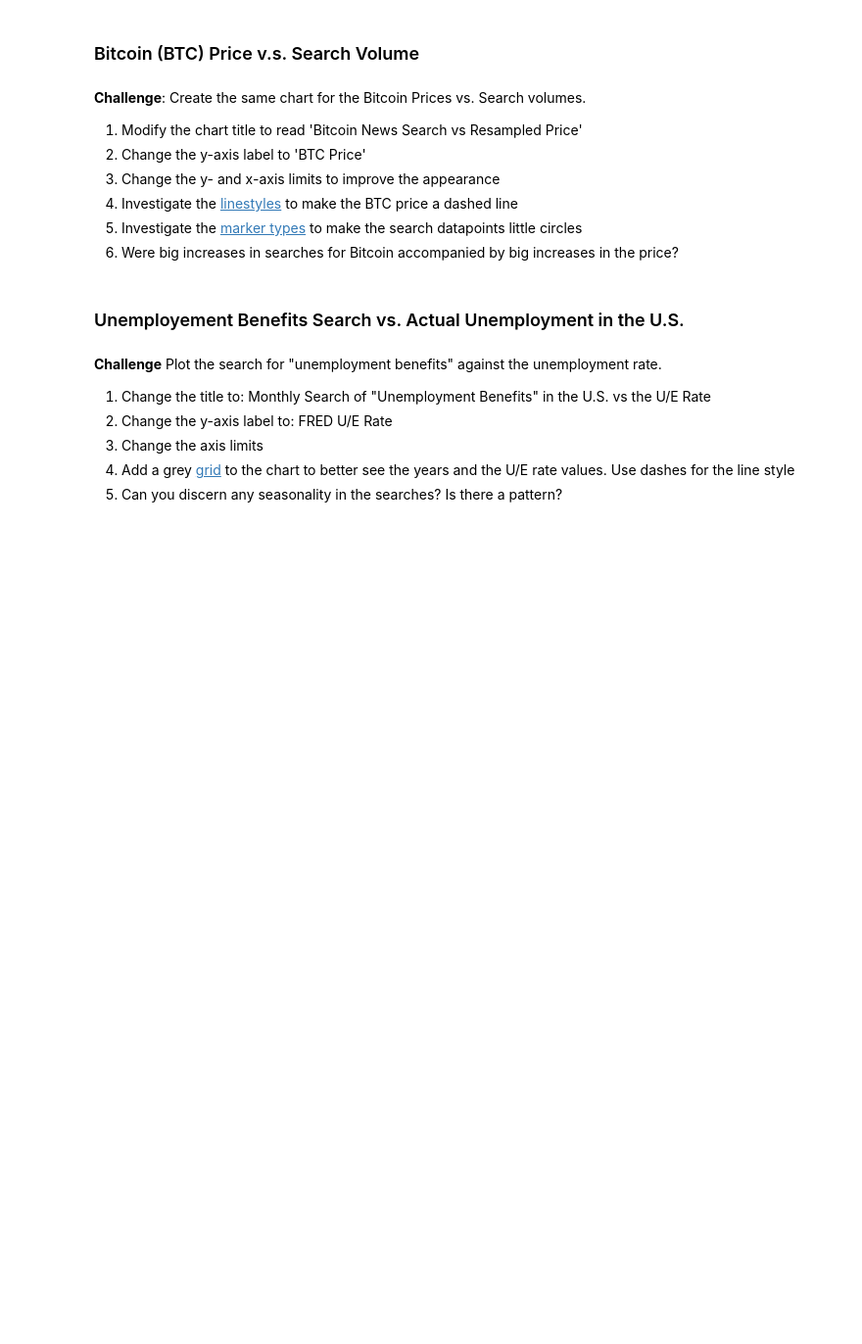
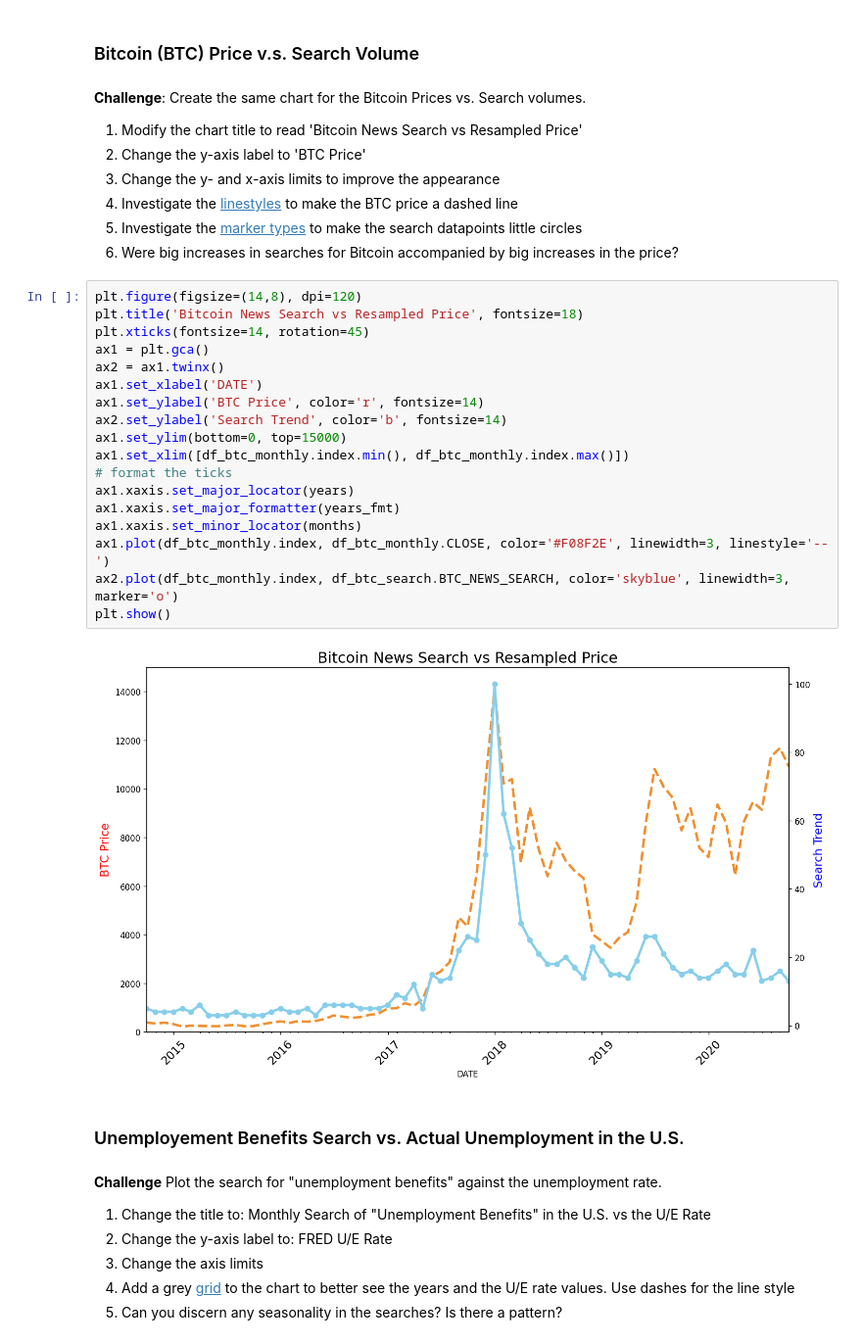
Before and after one commit to arhojati/day-75-Google-Trends-Data-Viz--start-, a Jupyter notebook: Google Trends Data Viz (start)/Google Trends and Data Visualisation (start).ipynb, the cells around one changed output. Shown: that part at 98% size. Cells and saved outputs as stored; diff of their text form; blank space fills up the shorter version.

```diff
--- a/Google Trends Data Viz (start)/Google Trends and Data Visualisation (start).ipynb
+++ b/Google Trends Data Viz (start)/Google Trends and Data Visualisation (start).ipynb
@@ -214,6 +239,26 @@ How to add tick formatting for dates on the x-axis.
 4. Investigate the [linestyles](https://matplotlib.org/3.2.1/api/_as_gen/matplotlib.pyplot.plot.html ) to make the BTC price a dashed line <br>
 5. Investigate the [marker types](https://matplotlib.org/3.2.1/api/markers_api.html) to make the search datapoints little circles <br>
 6. Were big increases in searches for Bitcoin accompanied by big increases in the price?
+# %%
+plt.figure(figsize=(14,8), dpi=120)
+plt.title('Bitcoin News Search vs Resampled Price', fontsize=18)
+plt.xticks(fontsize=14, rotation=45)
+ax1 = plt.gca()
+ax2 = ax1.twinx()
+ax1.set_xlabel('DATE')
+ax1.set_ylabel('BTC Price', color='r', fontsize=14)
+ax2.set_ylabel('Search Trend', color='b', fontsize=14)
+ax1.set_ylim(bottom=0, top=15000)
+ax1.set_xlim([df_btc_monthly.index.min(), df_btc_monthly.index.max()])
+# format the ticks
+ax1.xaxis.set_major_locator(years)
+ax1.xaxis.set_major_formatter(years_fmt)
+ax1.xaxis.set_minor_locator(months)
+ax1.plot(df_btc_monthly.index, df_btc_monthly.CLOSE, color='#F08F2E', linewidth=3, linestyle='--')
+ax2.plot(df_btc_monthly.index, df_btc_search.BTC_NEWS_SEARCH, color='skyblue', linewidth=3, marker='o')
+plt.show()
+# %% [output]
+[figure, added]
 # %% [markdown]
 ### Unemployement Benefits Search vs. Actual Unemployment in the U.S.
 # %% [markdown]
```
Also changed, not shown: parts of 5 cells of this notebook.
